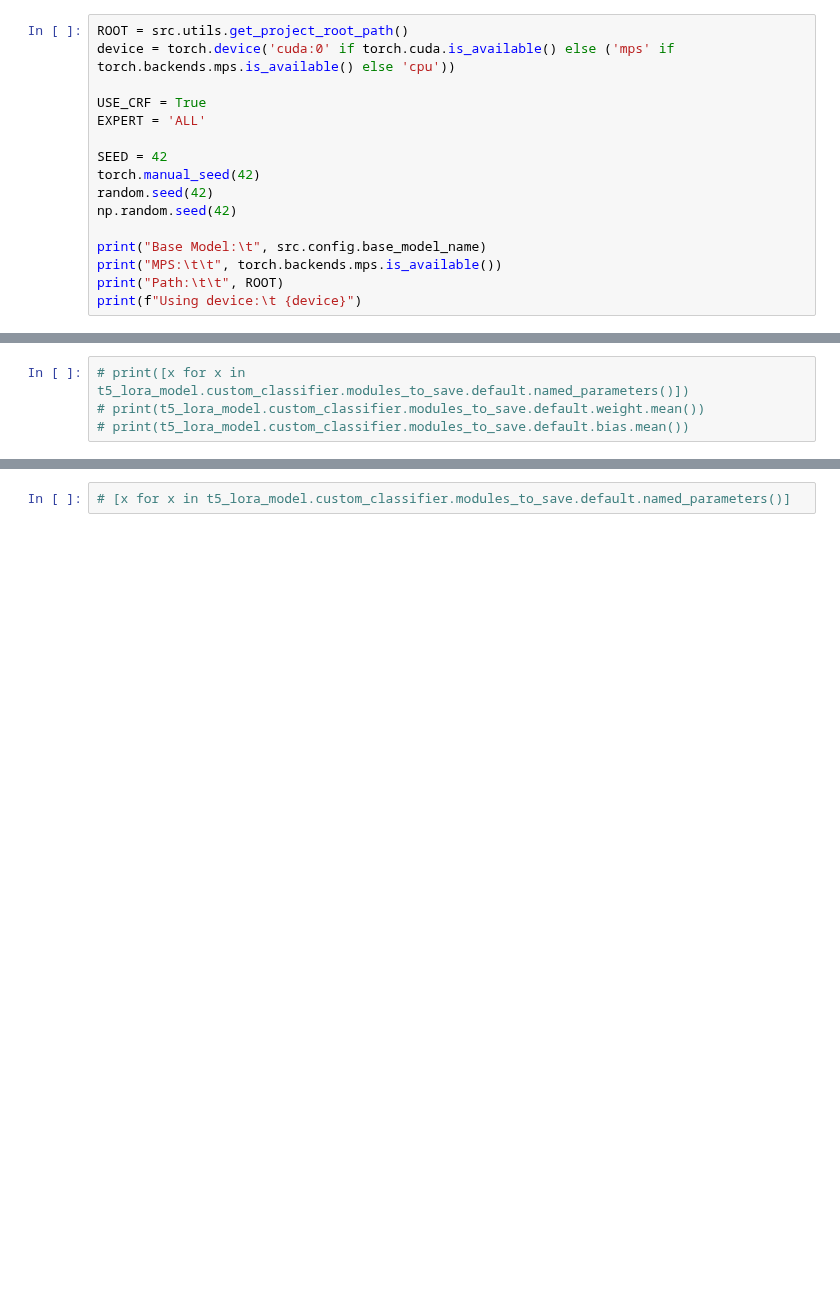
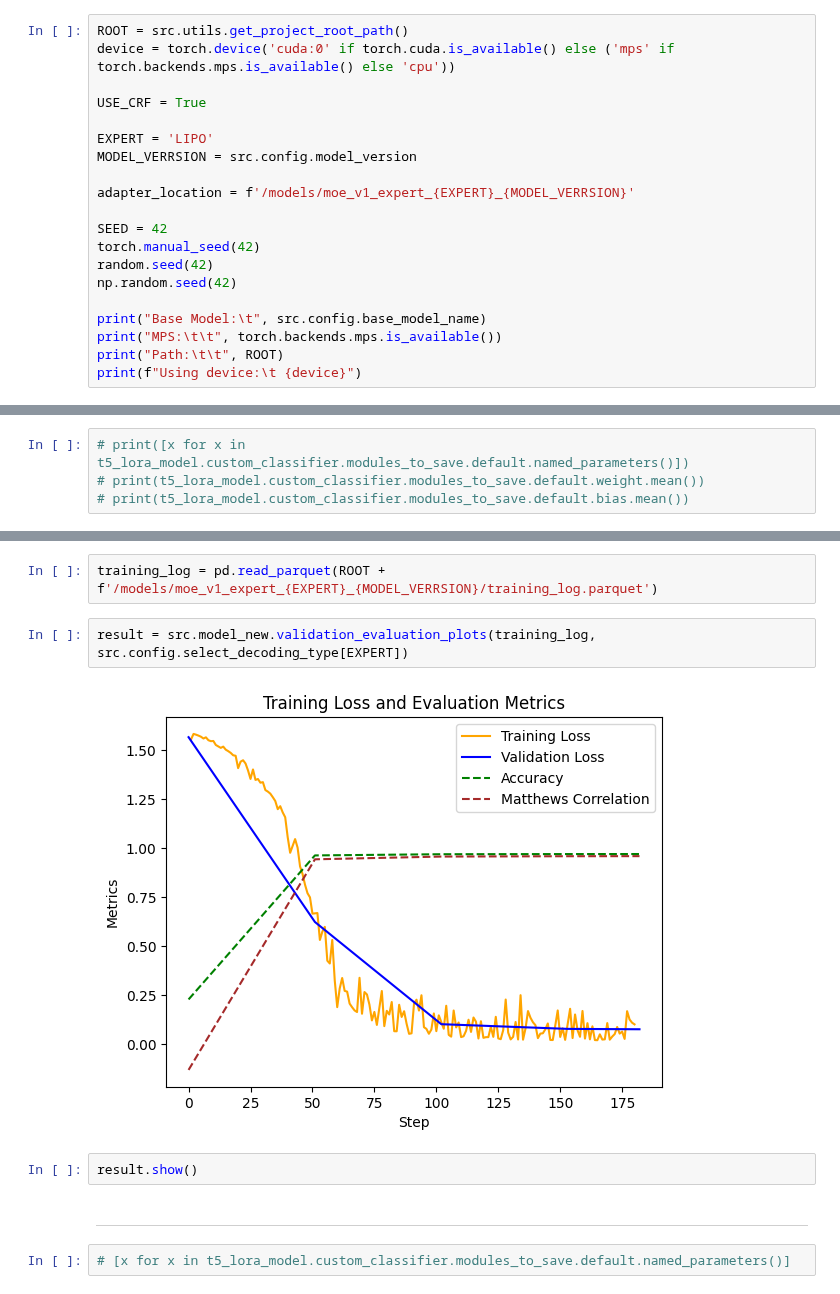
Before and after one commit to finnlueth/prottrans-t5-signalpeptide-prediction, a Jupyter notebook: notebooks/00_moe_expert_train.ipynb, the cells around one changed output, grey strips where cells are left out. Drawn from its saved outputs; the diff is of its cells as text; blank space fills up the shorter version.

```diff
--- a/notebooks/00_moe_expert_train.ipynb
+++ b/notebooks/00_moe_expert_train.ipynb
@@ -38,7 +39,11 @@ ROOT = src.utils.get_project_root_path()
 device = torch.device('cuda:0' if torch.cuda.is_available() else ('mps' if torch.backends.mps.is_available() else 'cpu'))
 
 USE_CRF = True
-EXPERT = 'ALL'
+
+EXPERT = 'LIPO'
+MODEL_VERRSION = src.config.model_version
+
+adapter_location = f'/models/moe_v1_expert_{EXPERT}_{MODEL_VERRSION}'
 
 SEED = 42
 torch.manual_seed(42)
@@ -229,2 +222,12 @@ TrainOutput(global_step=779, training_loss=0.36302826027786395, metrics={'train_
+# %%
+training_log = pd.read_parquet(ROOT + f'/models/moe_v1_expert_{EXPERT}_{MODEL_VERRSION}/training_log.parquet')
+# %%
+result = src.model_new.validation_evaluation_plots(training_log, src.config.select_decoding_type[EXPERT])
+# %% [output]
+[figure, added]
+# %%
+result.show()
+# %% [markdown]
+---
 # %%
 # [x for x in t5_lora_model.custom_classifier.modules_to_save.default.named_parameters()]
```
Also changed, not shown: parts of 19 cells of this notebook, 9 other files.
